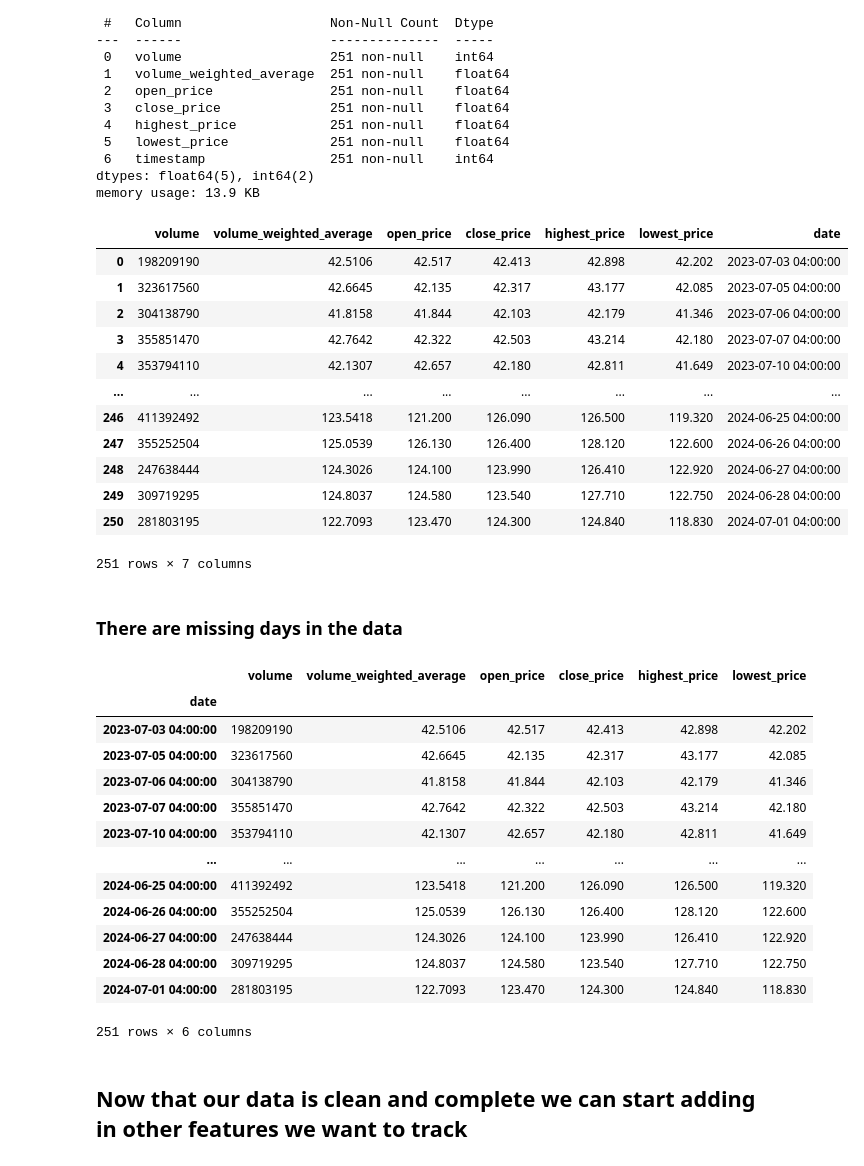
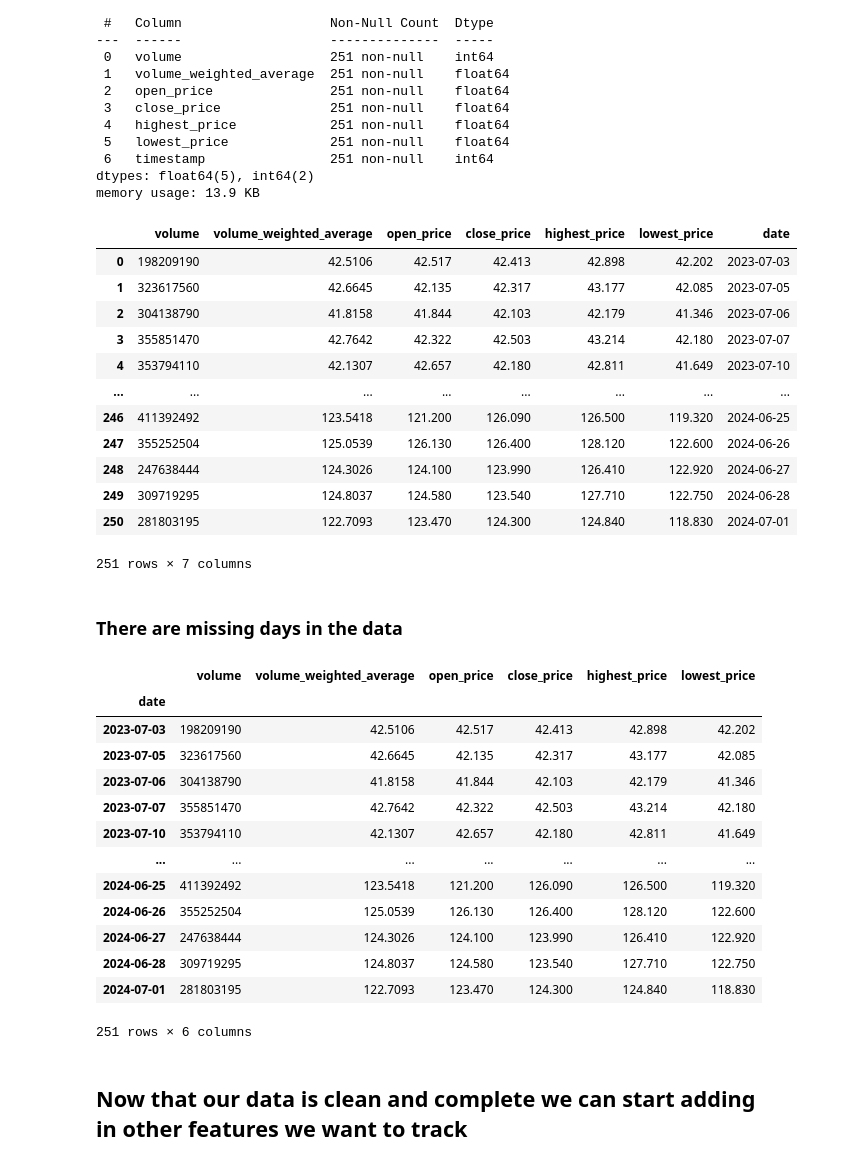
Before and after one commit to jvo1563/Skillstorm-Assignments, a Jupyter notebook: ProjectOne/Investment.ipynb, the cells around one changed output. Cells and saved outputs as stored; diff of their text form; code cells hidden in the pictures.

```diff
--- a/ProjectOne/Investment.ipynb
+++ b/ProjectOne/Investment.ipynb
@@ -22,7 +22,7 @@ Brief explanation of pipeline:
 # Picking our stocks, ETF, and forex
 stock1 = {"ticker": "NVDA", "name": "Nvidia"}
 stock2 = {"ticker": "AMZN", "name": "Amazon"}
-stock3 = {"ticker": "JPM", "name": "Jpmorgan"}
+stock3 = {"ticker": "JPM", "name": "JPMorgan"}
 etf = {"ticker": "SPY", "name": "SPY"}
 forex = {"ticker": "C:USDCAD", "name": "USDCAD"}
 
@@ -143,23 +144,24 @@ memory usage: 13.9 KB
 # %%
 # Converting the timestamp into a readable date
 for df in df_list:
-    df["date"] = pd.to_datetime(df["timestamp"], unit="ms")
+    df["date"] = pd.to_datetime(df["timestamp"], unit="ms").apply(
+        lambda dt: dt.replace(hour=0, minute=0, second=0)
+    )
     df.drop(columns=["timestamp"], inplace=True)
-
 stock1["df"]
 # %% [output]
 |  | volume | volume_weighted_average | open_price | close_price | highest_price | lowest_price | date |
-| 0 | 198209190 | 42.5106 | 42.517 | 42.413 | 42.898 | 42.202 | 2023-07-03 04:00:00 |
-| 1 | 323617560 | 42.6645 | 42.135 | 42.317 | 43.177 | 42.085 | 2023-07-05 04:00:00 |
-| 2 | 304138790 | 41.8158 | 41.844 | 42.103 | 42.179 | 41.346 | 2023-07-06 04:00:00 |
-| 3 | 355851470 | 42.7642 | 42.322 | 42.503 | 43.214 | 42.180 | 2023-07-07 04:00:00 |
-| 4 | 353794110 | 42.1307 | 42.657 | 42.180 | 42.811 | 41.649 | 2023-07-10 04:00:00 |
+| 0 | 198209190 | 42.5106 | 42.517 | 42.413 | 42.898 | 42.202 | 2023-07-03 |
+| 1 | 323617560 | 42.6645 | 42.135 | 42.317 | 43.177 | 42.085 | 2023-07-05 |
+| 2 | 304138790 | 41.8158 | 41.844 | 42.103 | 42.179 | 41.346 | 2023-07-06 |
+| 3 | 355851470 | 42.7642 | 42.322 | 42.503 | 43.214 | 42.180 | 2023-07-07 |
+| 4 | 353794110 | 42.1307 | 42.657 | 42.180 | 42.811 | 41.649 | 2023-07-10 |
 | ... | ... | ... | ... | ... | ... | ... | ... |
-| 246 | 411392492 | 123.5418 | 121.200 | 126.090 | 126.500 | 119.320 | 2024-06-25 04:00:00 |
-| 247 | 355252504 | 125.0539 | 126.130 | 126.400 | 128.120 | 122.600 | 2024-06-26 04:00:00 |
-| 248 | 247638444 | 124.3026 | 124.100 | 123.990 | 126.410 | 122.920 | 2024-06-27 04:00:00 |
-| 249 | 309719295 | 124.8037 | 124.580 | 123.540 | 127.710 | 122.750 | 2024-06-28 04:00:00 |
-| 250 | 281803195 | 122.7093 | 123.470 | 124.300 | 124.840 | 118.830 | 2024-07-01 04:00:00 |
+| 246 | 411392492 | 123.5418 | 121.200 | 126.090 | 126.500 | 119.320 | 2024-06-25 |
+| 247 | 355252504 | 125.0539 | 126.130 | 126.400 | 128.120 | 122.600 | 2024-06-26 |
+| 248 | 247638444 | 124.3026 | 124.100 | 123.990 | 126.410 | 122.920 | 2024-06-27 |
+| 249 | 309719295 | 124.8037 | 124.580 | 123.540 | 127.710 | 122.750 | 2024-06-28 |
+| 250 | 281803195 | 122.7093 | 123.470 | 124.300 | 124.840 | 118.830 | 2024-07-01 |
 251 rows × 7 columns
 # %% [markdown]
 ### There are missing days in the data
@@ -194,17 +196,17 @@ stock1["df"]
 # %% [output]
 |  | volume | volume_weighted_average | open_price | close_price | highest_price | lowest_price |
 | date |  |  |  |  |  |  |
-| 2023-07-03 04:00:00 | 198209190 | 42.5106 | 42.517 | 42.413 | 42.898 | 42.202 |
-| 2023-07-05 04:00:00 | 323617560 | 42.6645 | 42.135 | 42.317 | 43.177 | 42.085 |
-| 2023-07-06 04:00:00 | 304138790 | 41.8158 | 41.844 | 42.103 | 42.179 | 41.346 |
-| 2023-07-07 04:00:00 | 355851470 | 42.7642 | 42.322 | 42.503 | 43.214 | 42.180 |
-| 2023-07-10 04:00:00 | 353794110 | 42.1307 | 42.657 | 42.180 | 42.811 | 41.649 |
+| 2023-07-03 | 198209190 | 42.5106 | 42.517 | 42.413 | 42.898 | 42.202 |
+| 2023-07-05 | 323617560 | 42.6645 | 42.135 | 42.317 | 43.177 | 42.085 |
+| 2023-07-06 | 304138790 | 41.8158 | 41.844 | 42.103 | 42.179 | 41.346 |
+| 2023-07-07 | 355851470 | 42.7642 | 42.322 | 42.503 | 43.214 | 42.180 |
+| 2023-07-10 | 353794110 | 42.1307 | 42.657 | 42.180 | 42.811 | 41.649 |
 | ... | ... | ... | ... | ... | ... | ... |
-| 2024-06-25 04:00:00 | 411392492 | 123.5418 | 121.200 | 126.090 | 126.500 | 119.320 |
-| 2024-06-26 04:00:00 | 355252504 | 125.0539 | 126.130 | 126.400 | 128.120 | 122.600 |
-| 2024-06-27 04:00:00 | 247638444 | 124.3026 | 124.100 | 123.990 | 126.410 | 122.920 |
-| 2024-06-28 04:00:00 | 309719295 | 124.8037 | 124.580 | 123.540 | 127.710 | 122.750 |
-| 2024-07-01 04:00:00 | 281803195 | 122.7093 | 123.470 | 124.300 | 124.840 | 118.830 |
+| 2024-06-25 | 411392492 | 123.5418 | 121.200 | 126.090 | 126.500 | 119.320 |
+| 2024-06-26 | 355252504 | 125.0539 | 126.130 | 126.400 | 128.120 | 122.600 |
+| 2024-06-27 | 247638444 | 124.3026 | 124.100 | 123.990 | 126.410 | 122.920 |
+| 2024-06-28 | 309719295 | 124.8037 | 124.580 | 123.540 | 127.710 | 122.750 |
+| 2024-07-01 | 281803195 | 122.7093 | 123.470 | 124.300 | 124.840 | 118.830 |
 251 rows × 6 columns
 # %% [markdown]
 ## Now that our data is clean and complete we can start adding in other features we want to track
```
Also changed, not shown: parts of 17 cells of this notebook, 10 other files.
